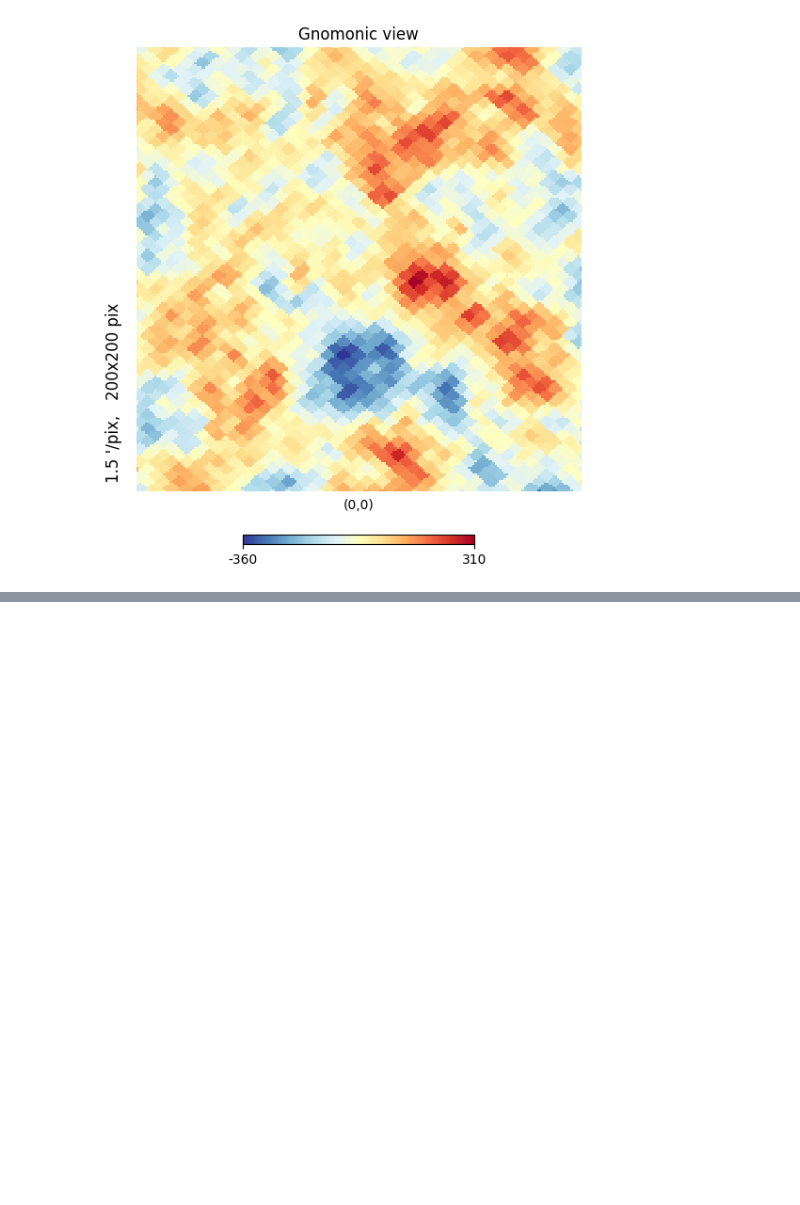
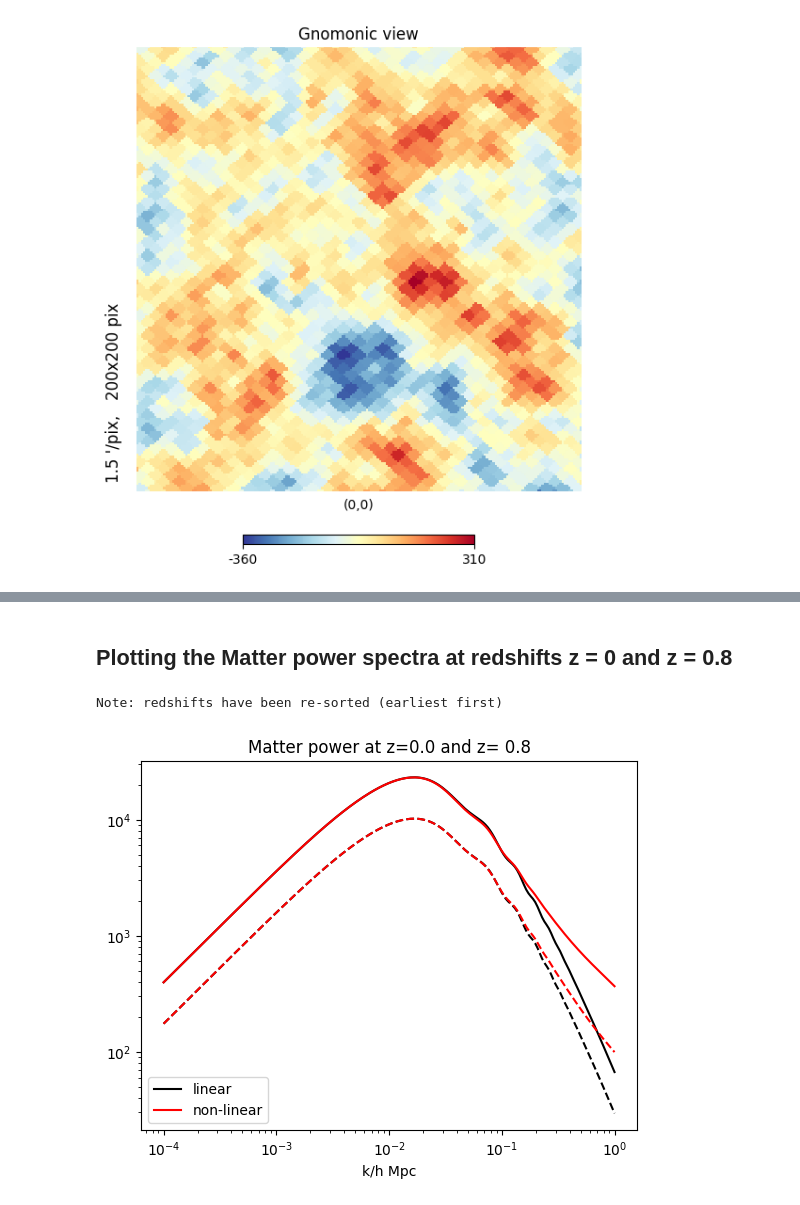
Before and after one commit to mehta-harsh/IAGRG-cmb2, a Jupyter notebook: CMB Physics Tutorial-1.ipynb, the cells around one changed output, grey strips where cells are left out. Saved outputs shown, nothing was run; the diff lists cells and outputs as text; code cells hidden in the pictures; blank space fills up the shorter version.

```diff
--- a/CMB Physics Tutorial-1.ipynb
+++ b/CMB Physics Tutorial-1.ipynb
@@ -66,0 +73,27 @@ hp.gnomview(map1[0],rot=(0,0,),cmap = "RdYlBu_r", reso=1.5)
+# %% [markdown]
+## Plotting the Matter power spectra at redshifts z = 0 and z = 0.8
+# %%
+pars =  camb.set_params(H0=67.5, ombh2=0.022, omch2=0.122, ns=0.965)
+pars.set_matter_power(redshifts=[0., 0.8], kmax=2.0)
+
+#Linear spectra
+pars.NonLinear = model.NonLinear_none
+results = camb.get_results(pars)
+kh, z, pk = results.get_matter_power_spectrum(minkh=1e-4, maxkh=1, npoints = 200)
+
+#Non-Linear spectra (Halofit)
+pars.NonLinear = model.NonLinear_both
+results.calc_power_spectra(pars)
+kh_nonlin, z_nonlin, pk_nonlin = results.get_matter_power_spectrum(minkh=1e-4, maxkh=1, npoints = 200)
+# %% [output]
+Note: redshifts have been re-sorted (earliest first)
+# %%
+
+for i, (redshift, line) in enumerate(zip(z,['-','--'])):
+    plt.loglog(kh, pk[i,:], color='k', ls = line)
+    plt.loglog(kh_nonlin, pk_nonlin[i,:], color='r', ls = line)
+plt.xlabel('k/h Mpc');
+plt.legend(['linear','non-linear'], loc='lower left');
+plt.title('Matter power at z=%s and z= %s'%tuple(z));
+# %% [output]
+[figure, added]
```
Also changed, not shown: parts of 6 cells of this notebook.
